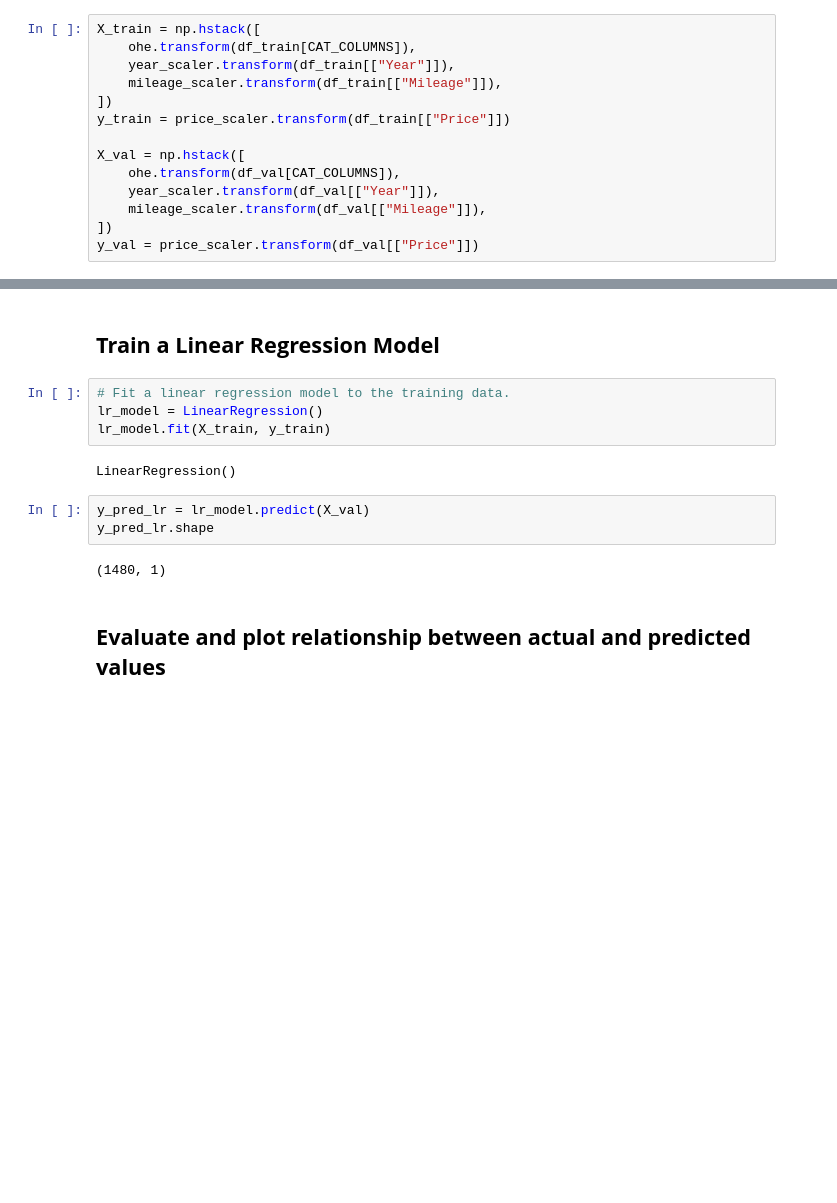
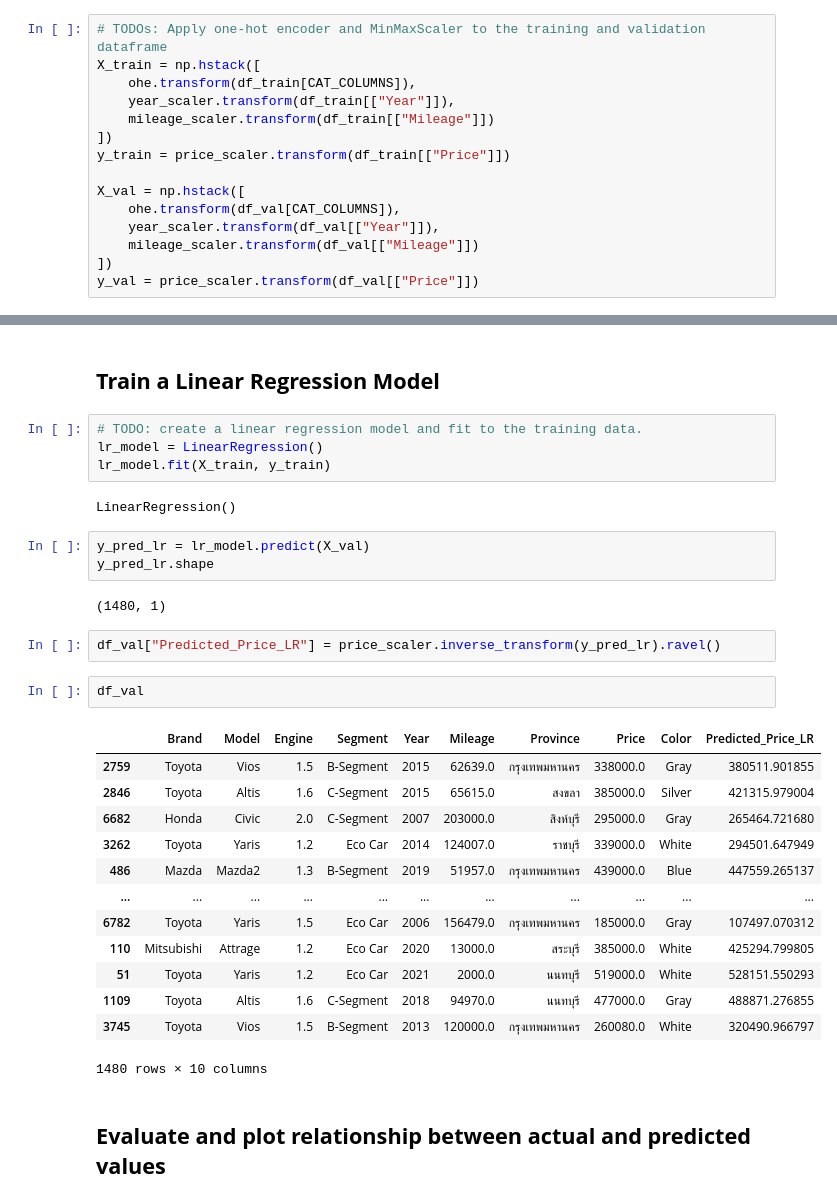
Before and after one commit to biodatlab/deep-learning-skooldio, a Jupyter notebook: 04_pytorch_for_tabular_data.ipynb, the cells around one changed output, grey strips where cells are left out. Saved outputs shown, nothing was run; the diff lists cells and outputs as text; blank space fills up the shorter version.

```diff
--- a/04_pytorch_for_tabular_data.ipynb
+++ b/04_pytorch_for_tabular_data.ipynb
@@ -91,16 +111,17 @@ MinMaxScaler()
 # %% [markdown]
 ## Apply one-hot encoding and normalization to create train and teset dataset
 # %%
+# TODOs: Apply one-hot encoder and MinMaxScaler to the training and validation dataframe
 X_train = np.hstack([
     ohe.transform(df_train[CAT_COLUMNS]),
     year_scaler.transform(df_train[["Year"]]),
-    mileage_scaler.transform(df_train[["Mileage"]]),
+    mileage_scaler.transform(df_train[["Mileage"]])
 ])
 y_train = price_scaler.transform(df_train[["Price"]])
 
 X_val = np.hstack([
     ohe.transform(df_val[CAT_COLUMNS]),
     year_scaler.transform(df_val[["Year"]]),
-    mileage_scaler.transform(df_val[["Mileage"]]),
+    mileage_scaler.transform(df_val[["Mileage"]])
 ])
 y_val = price_scaler.transform(df_val[["Price"]])
@@ -117,7 +142,7 @@ joblib.dump(price_scaler, op.join(save_dir, "price_scaler.joblib"))
 # %% [markdown]
 ## **Train a Linear Regression Model**
 # %%
-# Fit a linear regression model to the training data.
+# TODO: create a linear regression model and fit to the training data.
 lr_model = LinearRegression()
 lr_model.fit(X_train, y_train)
 # %% [output]
@@ -127,6 +152,24 @@ y_pred_lr = lr_model.predict(X_val)
 y_pred_lr.shape
 # %% [output]
 (1480, 1)
+# %%
+df_val["Predicted_Price_LR"] = price_scaler.inverse_transform(y_pred_lr).ravel()
+# %%
+df_val
+# %% [output]
+|  | Brand | Model | Engine | Segment | Year | Mileage | Province | Price | Color | Predicted_Price_LR |
+| 2759 | Toyota | Vios | 1.5 | B-Segment | 2015 | 62639.0 | กรุงเทพมหานคร | 338000.0 | Gray | 380511.901855 |
+| 2846 | Toyota | Altis | 1.6 | C-Segment | 2015 | 65615.0 | สงขลา | 385000.0 | Silver | 421315.979004 |
+| 6682 | Honda | Civic | 2.0 | C-Segment | 2007 | 203000.0 | สิงห์บุรี | 295000.0 | Gray | 265464.721680 |
+| 3262 | Toyota | Yaris | 1.2 | Eco Car | 2014 | 124007.0 | ราชบุรี | 339000.0 | White | 294501.647949 |
+| 486 | Mazda | Mazda2 | 1.3 | B-Segment | 2019 | 51957.0 | กรุงเทพมหานคร | 439000.0 | Blue | 447559.265137 |
+| ... | ... | ... | ... | ... | ... | ... | ... | ... | ... | ... |
+| 6782 | Toyota | Yaris | 1.5 | Eco Car | 2006 | 156479.0 | กรุงเทพมหานคร | 185000.0 | Gray | 107497.070312 |
+| 110 | Mitsubishi | Attrage | 1.2 | Eco Car | 2020 | 13000.0 | สระบุรี | 385000.0 | White | 425294.799805 |
+| 51 | Toyota | Yaris | 1.2 | Eco Car | 2021 | 2000.0 | นนทบุรี | 519000.0 | White | 528151.550293 |
+| 1109 | Toyota | Altis | 1.6 | C-Segment | 2018 | 94970.0 | นนทบุรี | 477000.0 | Gray | 488871.276855 |
+| 3745 | Toyota | Vios | 1.5 | B-Segment | 2013 | 120000.0 | กรุงเทพมหานคร | 260080.0 | White | 320490.966797 |
+1480 rows × 10 columns
 # %% [markdown]
 ## **Evaluate and plot relationship between actual and predicted values**
 # %%
```
Also changed, not shown: parts of 33 cells of this notebook, 4 other files.
